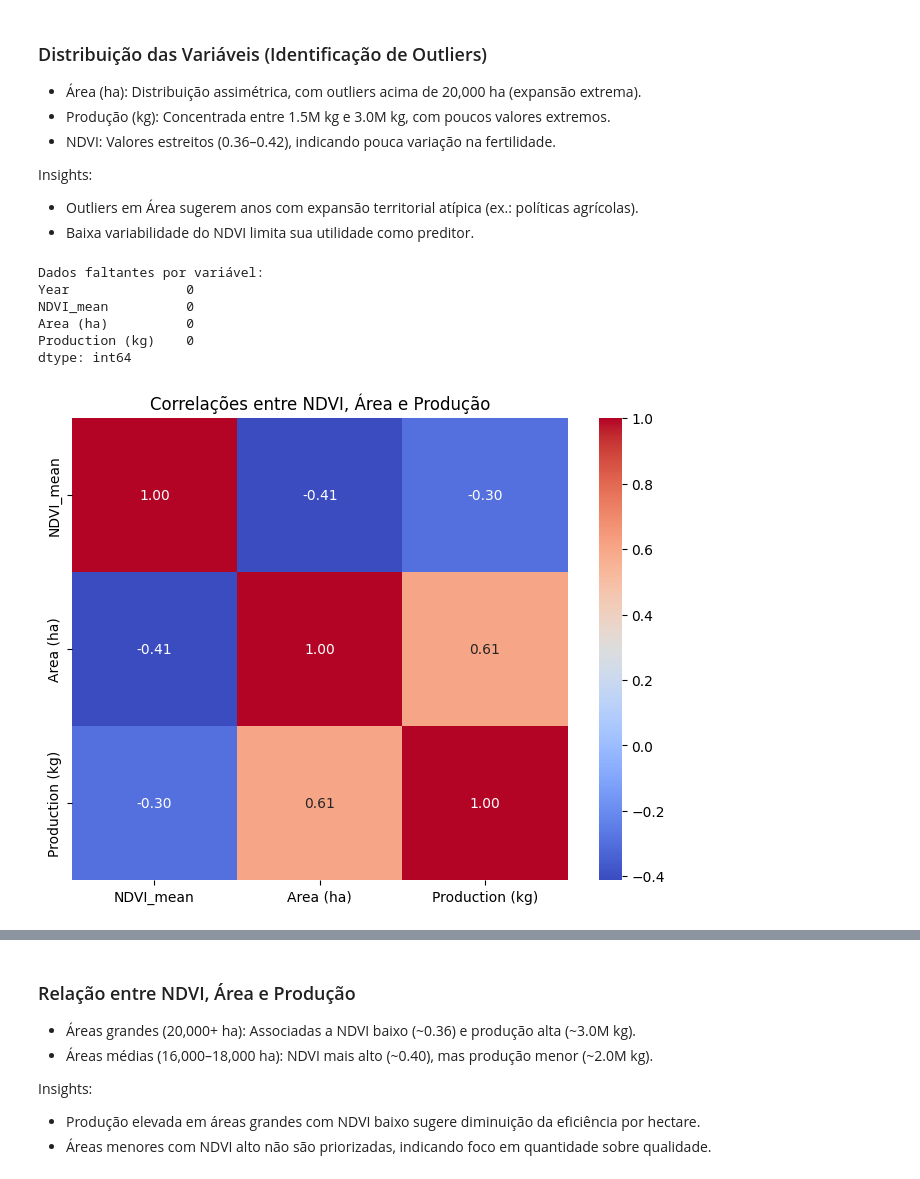
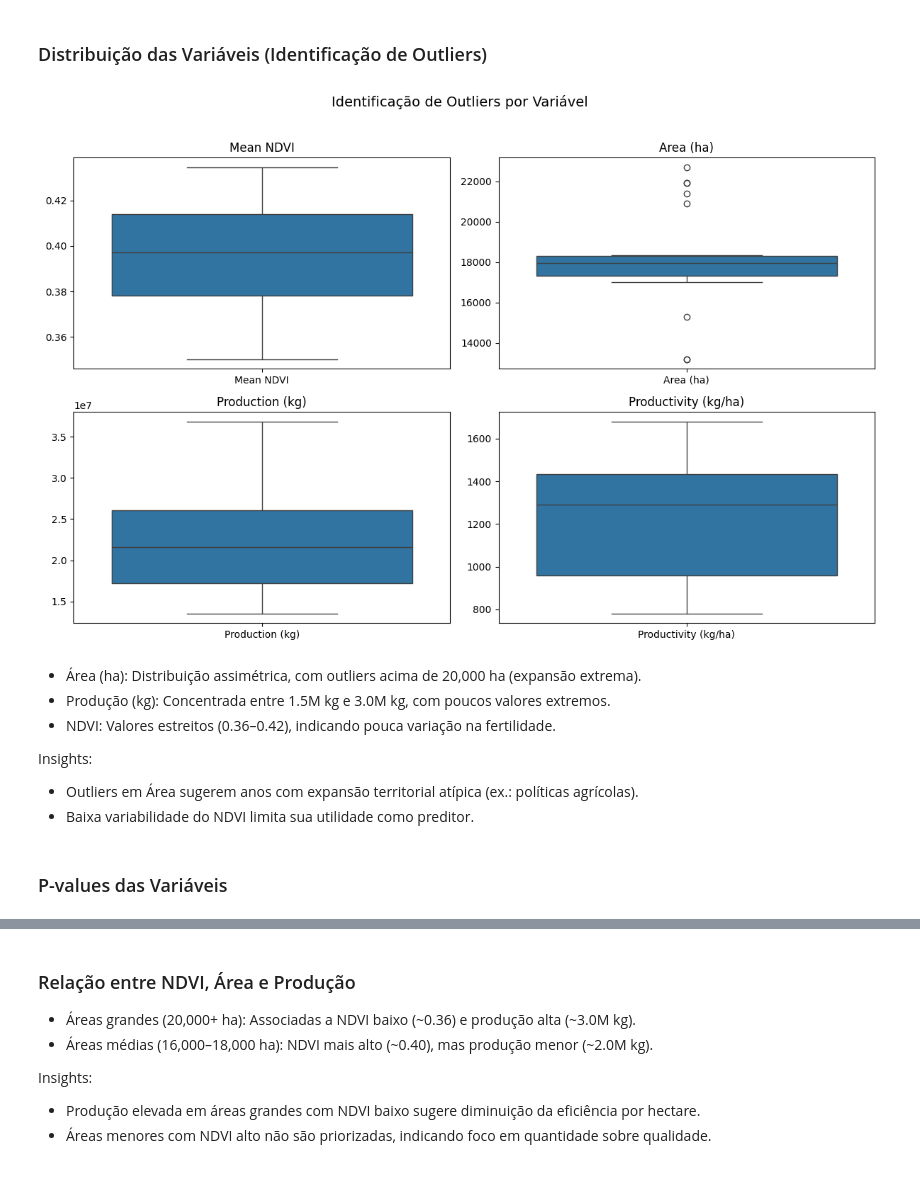
Before and after one commit to luisfuturist/ec-ingredion-3, a Jupyter notebook: notebooks/eda.ipynb, the cells around one changed output, grey strips where cells are left out. Drawn from its saved outputs; the diff is of its cells as text; code cells hidden in the pictures.

```diff
--- a/notebooks/eda.ipynb
+++ b/notebooks/eda.ipynb
@@ -85,28 +137,36 @@ plt.show()
+# %% [markdown]
+### Distribuição das Variáveis (Identificação de Outliers)
+# %%
+fig, axes = plt.subplots(2, 2, figsize=(12, 8))
+
+sns.boxplot(data=complete_df[['Mean NDVI']], ax=axes[0, 0])
+axes[0, 0].set_title('Mean NDVI')
+axes[0, 0].set_xlabel('')
+
+sns.boxplot(data=complete_df[['Area (ha)']], ax=axes[0, 1])
+axes[0, 1].set_title('Area (ha)')
+axes[0, 1].set_xlabel('')
+
+sns.boxplot(data=complete_df[['Production (kg)']], ax=axes[1, 0])
+axes[1, 0].set_title('Production (kg)')
+axes[1, 0].set_xlabel('')
+
+sns.boxplot(data=complete_df[['Productivity (kg/ha)']], ax=axes[1, 1])
+axes[1, 1].set_title('Productivity (kg/ha)')
+axes[1, 1].set_xlabel('')
+
+plt.suptitle('Identificação de Outliers por Variável', fontsize=14)
+plt.tight_layout(rect=[0, 0, 1, 0.96])
+plt.show()
+# %% [output]
+[figure, added]
 # %% [markdown]
-### Distribuição das Variáveis (Identificação de Outliers)
-  - Área (ha): Distribuição assimétrica, com outliers acima de 20,000 ha (expansão extrema).
-  - Produção (kg): Concentrada entre 1.5M kg e 3.0M kg, com poucos valores extremos.
-  - NDVI: Valores estreitos (0.36–0.42), indicando pouca variação na fertilidade.
+- Área (ha): Distribuição assimétrica, com outliers acima de 20,000 ha (expansão extrema).
+- Produção (kg): Concentrada entre 1.5M kg e 3.0M kg, com poucos valores extremos.
+- NDVI: Valores estreitos (0.36–0.42), indicando pouca variação na fertilidade.
 
 Insights:
   - Outliers em Área sugerem anos com expansão territorial atípica (ex.: políticas agrícolas).
   - Baixa variabilidade do NDVI limita sua utilidade como preditor.
-# %%
-print("Dados faltantes por variável:")
-print(df_completo[['Year', 'NDVI_mean', 'Area (ha)', 'Production (kg)']].isnull().sum())
-# %% [output]
-Dados faltantes por variável:
-Year               0
-NDVI_mean          0
-Area (ha)          0
-Production (kg)    0
-dtype: int64
-# %%
-correlacoes = df_completo[['NDVI_mean', 'Area (ha)', 'Production (kg)']].corr(method='spearman')
-
-plt.figure(figsize=(8, 6))
-sns.heatmap(correlacoes, annot=True, cmap='coolwarm', fmt=".2f")
-plt.title('Correlações entre NDVI, Área e Produção')
-plt.show()
-# %% [output]
-[figure, removed]
+# %% [markdown]
+### P-values das Variáveis
```
Also changed, not shown: parts of 28 cells of this notebook, 1 other file.
